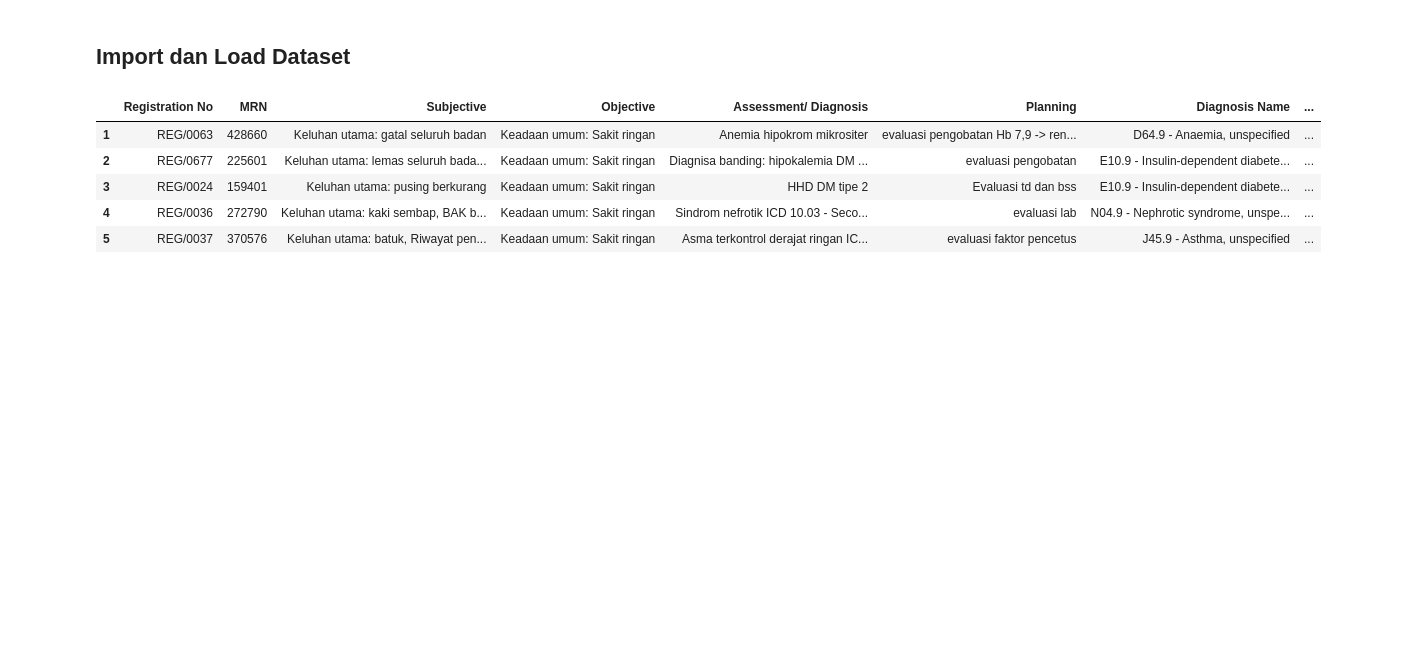
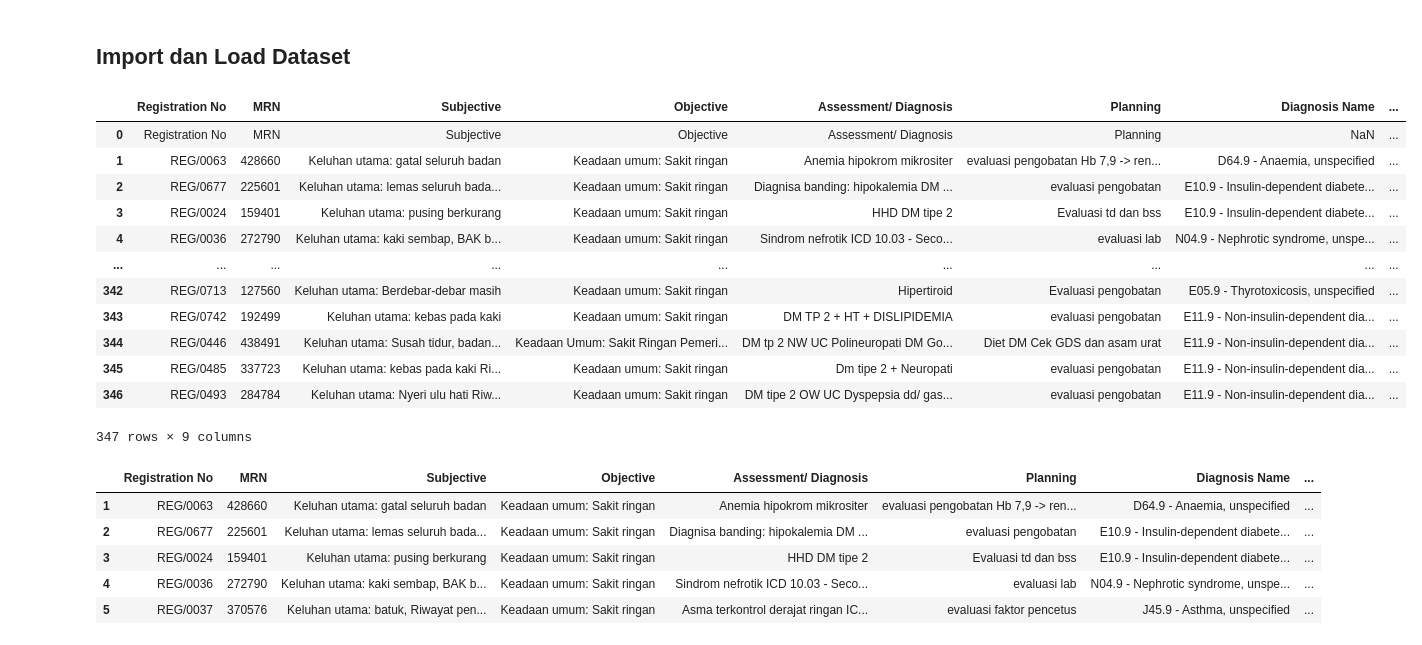
Before and after one commit to Us9r/association-rule-mining, a Jupyter notebook: association_rule_rsud.ipynb, the cells around one changed output. Saved outputs shown, nothing was run; the diff lists cells and outputs as text; code cells hidden in the pictures; blank space fills up the shorter version.

```diff
--- a/association_rule_rsud.ipynb
+++ b/association_rule_rsud.ipynb
@@ -7,5 +13,21 @@ import pandas as pd
 url = 'https://raw.githubusercontent.com/Us9r/association-rule-mining/main/dataset_v2/Data%20RSUD%20Sekayu%20Revisi.csv'
 df = pd.read_csv(url, sep=';')
+# %%
+df
+# %% [output]
+|  | Registration No | MRN | Subjective | Objective | Assessment/ Diagnosis | Planning | Diagnosis Name | ... |
+| 0 | Registration No | MRN | Subjective | Objective | Assessment/ Diagnosis | Planning | NaN | ... |
+| 1 | REG/0063 | 428660 | Keluhan utama: gatal seluruh badan | Keadaan umum: Sakit ringan | Anemia hipokrom mikrositer | evaluasi pengobatan Hb 7,9 -> ren... | D64.9 - Anaemia, unspecified | ... |
+| 2 | REG/0677 | 225601 | Keluhan utama: lemas seluruh bada... | Keadaan umum: Sakit ringan | Diagnisa banding: hipokalemia DM ... | evaluasi pengobatan | E10.9 - Insulin-dependent diabete... | ... |
+| 3 | REG/0024 | 159401 | Keluhan utama: pusing berkurang | Keadaan umum: Sakit ringan | HHD DM tipe 2 | Evaluasi td dan bss | E10.9 - Insulin-dependent diabete... | ... |
+| 4 | REG/0036 | 272790 | Keluhan utama: kaki sembap, BAK b... | Keadaan umum: Sakit ringan | Sindrom nefrotik ICD 10.03 - Seco... | evaluasi lab | N04.9 - Nephrotic syndrome, unspe... | ... |
+| ... | ... | ... | ... | ... | ... | ... | ... | ... |
+| 342 | REG/0713 | 127560 | Keluhan utama: Berdebar-debar masih | Keadaan umum: Sakit ringan | Hipertiroid | Evaluasi pengobatan | E05.9 - Thyrotoxicosis, unspecified | ... |
+| 343 | REG/0742 | 192499 | Keluhan utama: kebas pada kaki | Keadaan umum: Sakit ringan | DM TP 2 + HT + DISLIPIDEMIA | evaluasi pengobatan | E11.9 - Non-insulin-dependent dia... | ... |
+| 344 | REG/0446 | 438491 | Keluhan utama: Susah tidur, badan... | Keadaan Umum: Sakit Ringan Pemeri... | DM tp 2 NW UC Polineuropati DM Go... | Diet DM Cek GDS dan asam urat | E11.9 - Non-insulin-dependent dia... | ... |
+| 345 | REG/0485 | 337723 | Keluhan utama: kebas pada kaki Ri... | Keadaan umum: Sakit ringan | Dm tipe 2 + Neuropati | evaluasi pengobatan | E11.9 - Non-insulin-dependent dia... | ... |
+| 346 | REG/0493 | 284784 | Keluhan utama: Nyeri ulu hati Riw... | Keadaan umum: Sakit ringan | DM tipe 2 OW UC Dyspepsia dd/ gas... | evaluasi pengobatan | E11.9 - Non-insulin-dependent dia... | ... |
+347 rows × 9 columns
 # %%
 # Menghapus baris di mana isi 'Registration No' adalah kata 'Registration No'
 df_clean = df[df['Registration No'] != 'Registration No'].copy()
```
Also changed, not shown: parts of 22 cells of this notebook.
